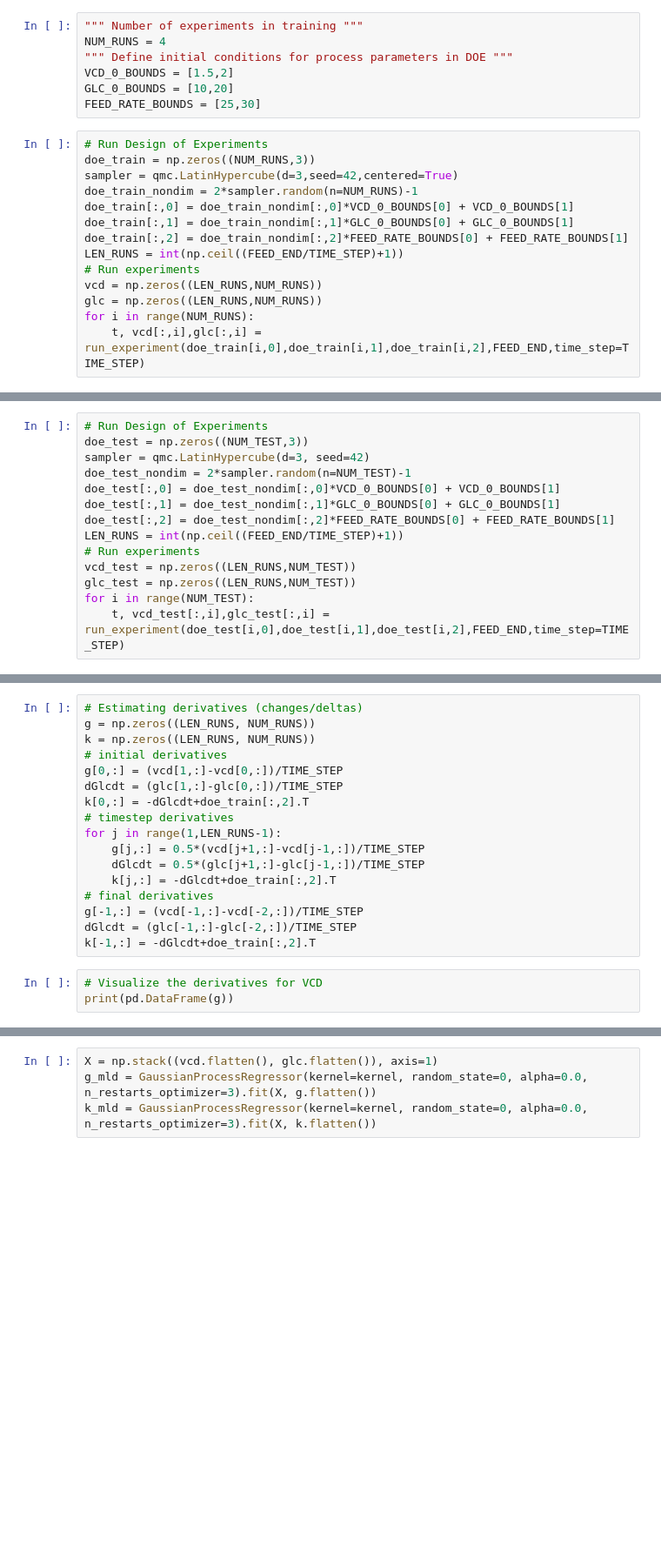
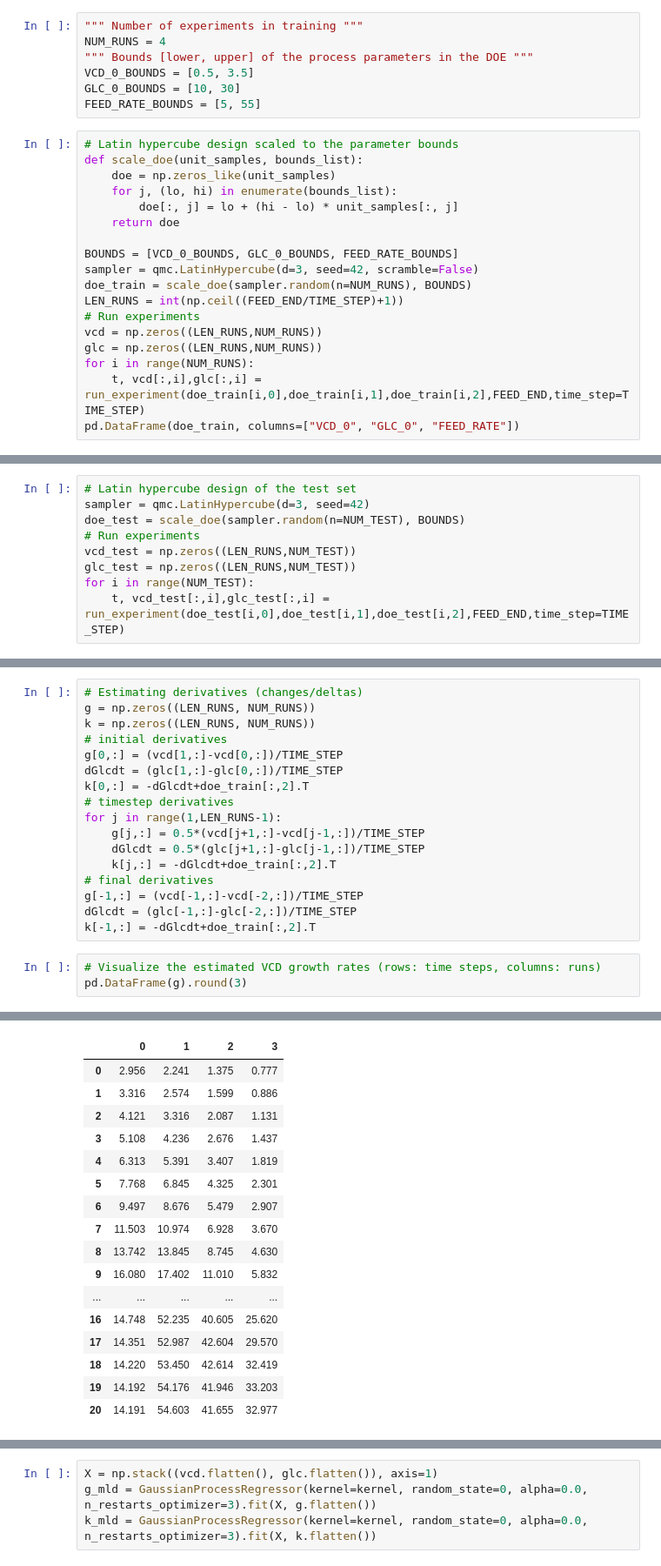
Before and after one commit to DataHow/analytics-course-scripts, a Jupyter notebook: scripts/04_Hybrid_Model.ipynb, the cells around one changed output, grey strips where cells are left out. Shown at 87% size. Drawn from its saved outputs; the diff is of its cells as text; blank space fills up the shorter version.

```diff
--- a/scripts/04_Hybrid_Model.ipynb
+++ b/scripts/04_Hybrid_Model.ipynb
@@ -127,21 +132,25 @@ Here we create a diverse set of experimental conditions for cell process paramet
 # %%
 """ Number of experiments in training """
 NUM_RUNS = 4
-""" Define initial conditions for process parameters in DOE """
-VCD_0_BOUNDS = [1.5,2]
-GLC_0_BOUNDS = [10,20]
-FEED_RATE_BOUNDS = [25,30]
+""" Bounds [lower, upper] of the process parameters in the DOE """
+VCD_0_BOUNDS = [0.5, 3.5]
+GLC_0_BOUNDS = [10, 30]
+FEED_RATE_BOUNDS = [5, 55]
 # %%
-# Run Design of Experiments
-doe_train = np.zeros((NUM_RUNS,3))
-sampler = qmc.LatinHypercube(d=3,seed=42,centered=True)
-doe_train_nondim = 2*sampler.random(n=NUM_RUNS)-1
-doe_train[:,0] = doe_train_nondim[:,0]*VCD_0_BOUNDS[0] + VCD_0_BOUNDS[1]
-doe_train[:,1] = doe_train_nondim[:,1]*GLC_0_BOUNDS[0] + GLC_0_BOUNDS[1]
-doe_train[:,2] = doe_train_nondim[:,2]*FEED_RATE_BOUNDS[0] + FEED_RATE_BOUNDS[1]
+# Latin hypercube design scaled to the parameter bounds
+def scale_doe(unit_samples, bounds_list):
+    doe = np.zeros_like(unit_samples)
+    for j, (lo, hi) in enumerate(bounds_list):
+        doe[:, j] = lo + (hi - lo) * unit_samples[:, j]
+    return doe
+
+BOUNDS = [VCD_0_BOUNDS, GLC_0_BOUNDS, FEED_RATE_BOUNDS]
+sampler = qmc.LatinHypercube(d=3, seed=42, scramble=False)
+doe_train = scale_doe(sampler.random(n=NUM_RUNS), BOUNDS)
 LEN_RUNS = int(np.ceil((FEED_END/TIME_STEP)+1))
 # Run experiments
 vcd = np.zeros((LEN_RUNS,NUM_RUNS))
 glc = np.zeros((LEN_RUNS,NUM_RUNS))
 for i in range(NUM_RUNS):
     t, vcd[:,i],glc[:,i] = run_experiment(doe_train[i,0],doe_train[i,1],doe_train[i,2],FEED_END,time_step=TIME_STEP)
+pd.DataFrame(doe_train, columns=["VCD_0", "GLC_0", "FEED_RATE"])
@@ -164,14 +178,9 @@ In similar fashion we create a test set significantly larger number of experimen
 """ Number of experiments in testing """
 NUM_TEST = 100
 # %%
-# Run Design of Experiments
-doe_test = np.zeros((NUM_TEST,3))
+# Latin hypercube design of the test set
 sampler = qmc.LatinHypercube(d=3, seed=42)
-doe_test_nondim = 2*sampler.random(n=NUM_TEST)-1
-doe_test[:,0] = doe_test_nondim[:,0]*VCD_0_BOUNDS[0] + VCD_0_BOUNDS[1]
-doe_test[:,1] = doe_test_nondim[:,1]*GLC_0_BOUNDS[0] + GLC_0_BOUNDS[1]
-doe_test[:,2] = doe_test_nondim[:,2]*FEED_RATE_BOUNDS[0] + FEED_RATE_BOUNDS[1]
-LEN_RUNS = int(np.ceil((FEED_END/TIME_STEP)+1))
+doe_test = scale_doe(sampler.random(n=NUM_TEST), BOUNDS)
 # Run experiments
 vcd_test = np.zeros((LEN_RUNS,NUM_TEST))
 glc_test = np.zeros((LEN_RUNS,NUM_TEST))
@@ -275,6 +284,6 @@ g[-1,:] = (vcd[-1,:]-vcd[-2,:])/TIME_STEP
 dGlcdt = (glc[-1,:]-glc[-2,:])/TIME_STEP
 k[-1,:] = -dGlcdt+doe_train[:,2].T
 # %%
-# Visualize the derivatives for VCD
-print(pd.DataFrame(g))
+# Visualize the estimated VCD growth rates (rows: time steps, columns: runs)
+pd.DataFrame(g).round(3)
 # %% [output]
@@ -298 +290,18 @@ print(pd.DataFrame(g))
+|  | 0 | 1 | 2 | 3 |
+| 0 | 2.956 | 2.241 | 1.375 | 0.777 |
+| 1 | 3.316 | 2.574 | 1.599 | 0.886 |
+| 2 | 4.121 | 3.316 | 2.087 | 1.131 |
+| 3 | 5.108 | 4.236 | 2.676 | 1.437 |
+| 4 | 6.313 | 5.391 | 3.407 | 1.819 |
+| 5 | 7.768 | 6.845 | 4.325 | 2.301 |
+| 6 | 9.497 | 8.676 | 5.479 | 2.907 |
+| 7 | 11.503 | 10.974 | 6.928 | 3.670 |
+| 8 | 13.742 | 13.845 | 8.745 | 4.630 |
+| 9 | 16.080 | 17.402 | 11.010 | 5.832 |
+| ... | ... | ... | ... | ... |
+| 16 | 14.748 | 52.235 | 40.605 | 25.620 |
+| 17 | 14.351 | 52.987 | 42.604 | 29.570 |
+| 18 | 14.220 | 53.450 | 42.614 | 32.419 |
+| 19 | 14.192 | 54.176 | 41.946 | 33.203 |
+| 20 | 14.191 | 54.603 | 41.655 | 32.977 |
 # %%
```
Also changed, not shown: parts of 46 cells of this notebook, 8 other files.
